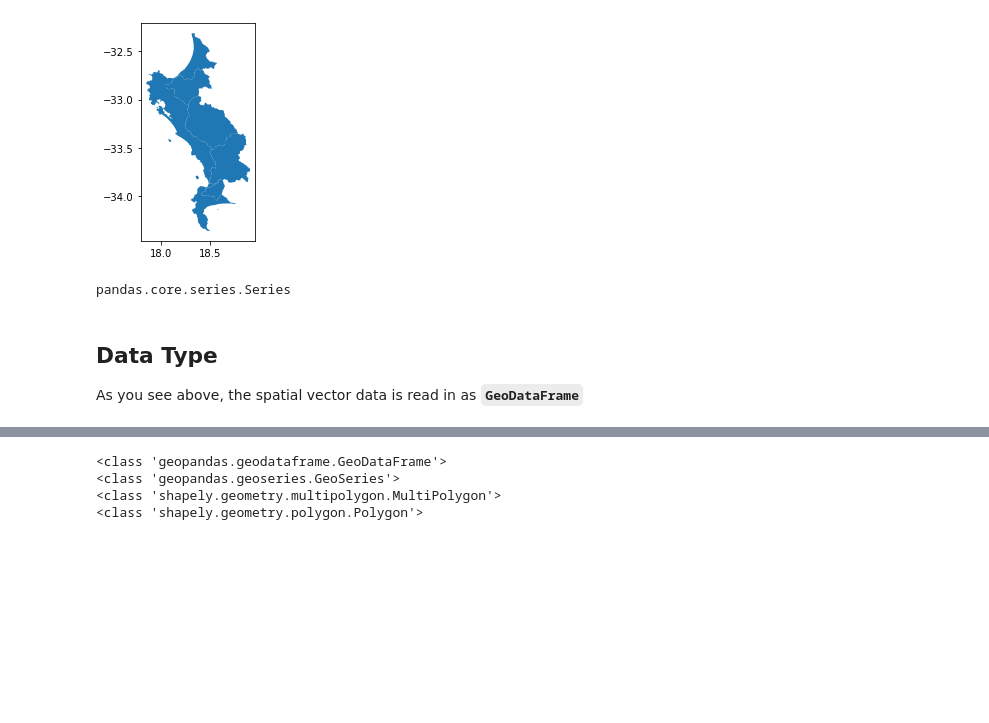
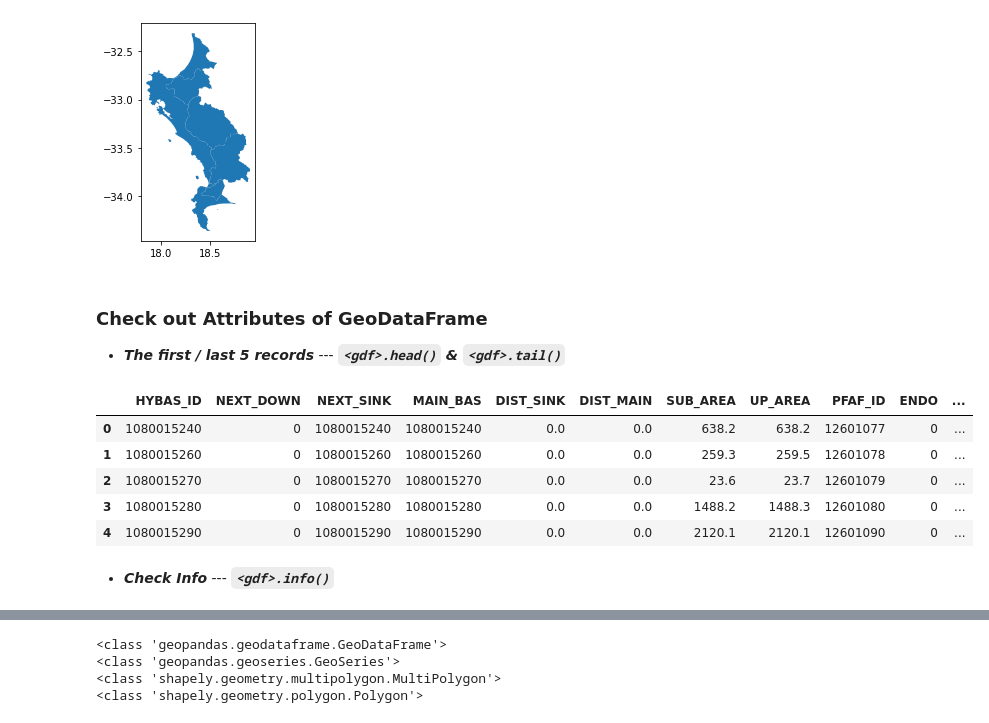
Before and after one commit to eo2cube/eo2cube_notebooks, a Jupyter notebook: get_started/intro_to_python/III_process_vector_data.ipynb, the cells around one changed output, grey strips where cells are left out. Saved outputs shown, nothing was run; the diff lists cells and outputs as text; code cells hidden in the pictures; blank space fills up the shorter version.

```diff
--- a/get_started/intro_to_python/III_process_vector_data.ipynb
+++ b/get_started/intro_to_python/III_process_vector_data.ipynb
@@ -95,11 +97,22 @@ basin.plot()
 # %% [output]
 <AxesSubplot:>
 [figure]
-# %%
-type(basin['HYBAS_ID'])
-# %% [output]
-pandas.core.series.Series
-# %% [markdown]
-## Data Type
-
-As you see above, the spatial vector data is read in as **`GeoDataFrame`**
+# %% [markdown]
+### Check out Attributes of GeoDataFrame
+
+* ***The first / last 5 records*** --- ***`<gdf>.head()` & `<gdf>.tail()`***
+# %%
+# Check the first 5 records
+basin.head()
+
+# Check the last 5 records
+#basin.tail()
+# %% [output]
+|  | HYBAS_ID | NEXT_DOWN | NEXT_SINK | MAIN_BAS | DIST_SINK | DIST_MAIN | SUB_AREA | UP_AREA | PFAF_ID | ENDO | ... |
+| 0 | 1080015240 | 0 | 1080015240 | 1080015240 | 0.0 | 0.0 | 638.2 | 638.2 | 12601077 | 0 | ... |
+| 1 | 1080015260 | 0 | 1080015260 | 1080015260 | 0.0 | 0.0 | 259.3 | 259.5 | 12601078 | 0 | ... |
+| 2 | 1080015270 | 0 | 1080015270 | 1080015270 | 0.0 | 0.0 | 23.6 | 23.7 | 12601079 | 0 | ... |
+| 3 | 1080015280 | 0 | 1080015280 | 1080015280 | 0.0 | 0.0 | 1488.2 | 1488.3 | 12601080 | 0 | ... |
+| 4 | 1080015290 | 0 | 1080015290 | 1080015290 | 0.0 | 0.0 | 2120.1 | 2120.1 | 12601090 | 0 | ... |
+# %% [markdown]
+* ***Check Info*** --- ***`<gdf>.info()`***
```
Also changed, not shown: parts of 14 cells of this notebook.
